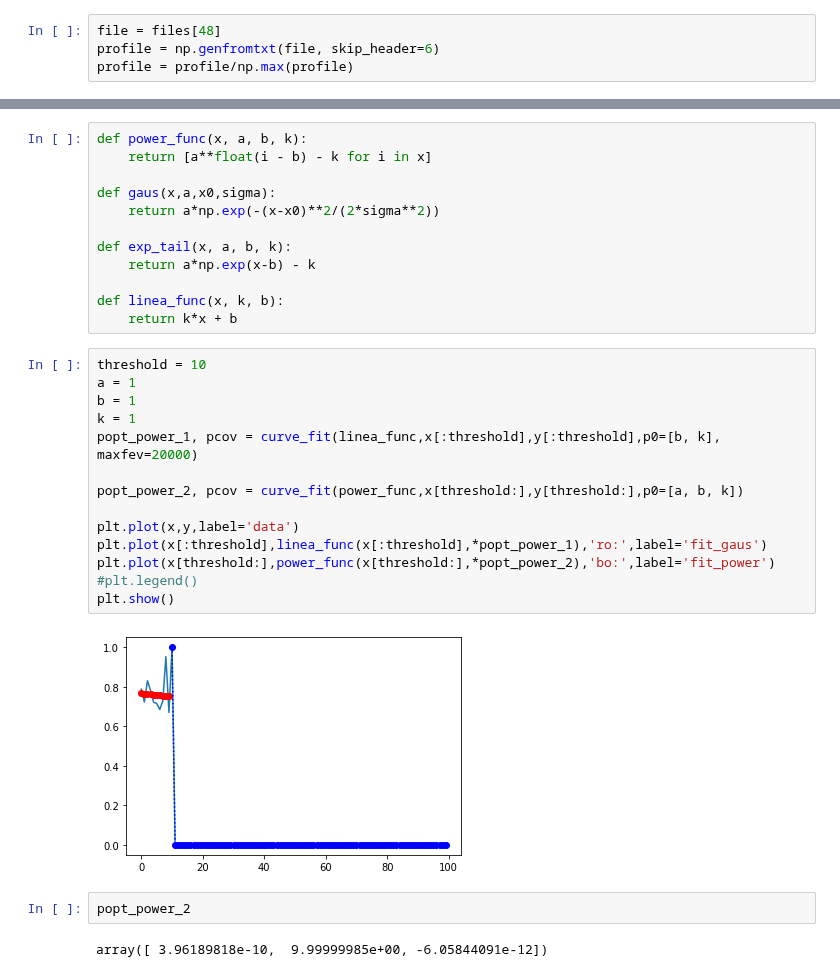
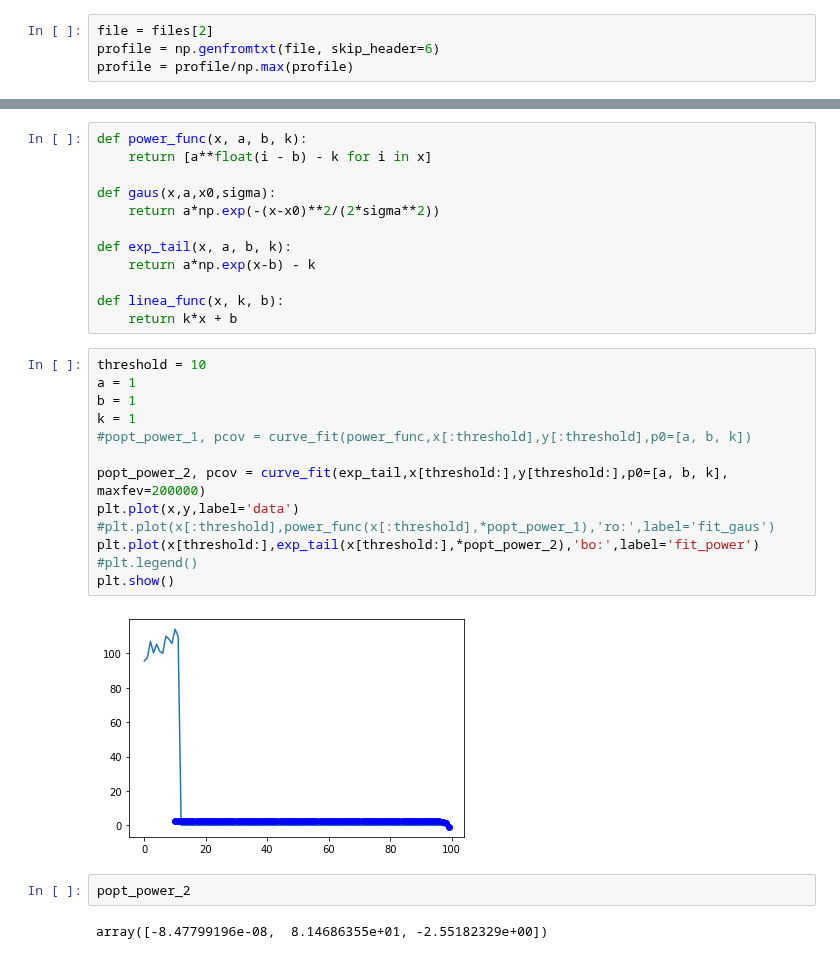
Before and after one commit to KazAndr/SWTraject, a Jupyter notebook: part_fit_pulse.ipynb, the cells around one changed output, grey strips where cells are left out. Drawn from its saved outputs; the diff is of its cells as text.

```diff
--- a/part_fit_pulse.ipynb
+++ b/part_fit_pulse.ipynb
@@ -11,7 +13,7 @@ import matplotlib.pyplot as plt
 pulsar_name = '0531+21'
 files = sorted(glob.glob('results_by_08.05.2019/gp_plot_txt/*' + pulsar_name + '*.csv'))
 # %%
-file = files[48]
+file = files[2]
 profile = np.genfromtxt(file, skip_header=6)
 profile = profile/np.max(profile)
 # %%
@@ -38,21 +40,20 @@ def linea_func(x, k, b):
 # %%
 threshold = 10
 a = 1
 b = 1
 k = 1
-popt_power_1, pcov = curve_fit(linea_func,x[:threshold],y[:threshold],p0=[b, k], maxfev=20000)
+#popt_power_1, pcov = curve_fit(power_func,x[:threshold],y[:threshold],p0=[a, b, k])
 
-popt_power_2, pcov = curve_fit(power_func,x[threshold:],y[threshold:],p0=[a, b, k])
-
+popt_power_2, pcov = curve_fit(exp_tail,x[threshold:],y[threshold:],p0=[a, b, k], maxfev=200000)
 plt.plot(x,y,label='data')
-plt.plot(x[:threshold],linea_func(x[:threshold],*popt_power_1),'ro:',label='fit_gaus')
-plt.plot(x[threshold:],power_func(x[threshold:],*popt_power_2),'bo:',label='fit_power')
+#plt.plot(x[:threshold],power_func(x[:threshold],*popt_power_1),'ro:',label='fit_gaus')
+plt.plot(x[threshold:],exp_tail(x[threshold:],*popt_power_2),'bo:',label='fit_power')
 #plt.legend()
 plt.show()
 # %% [output]
-[figure, old version]
+[figure, new version]
 # %%
 popt_power_2
 # %% [output]
-array([ 3.96189818e-10,  9.99999985e+00, -6.05844091e-12])
+array([-8.47799196e-08,  8.14686355e+01, -2.55182329e+00])
 # %%
```
Also changed, not shown: parts of 5 cells of this notebook, 1 other file.
